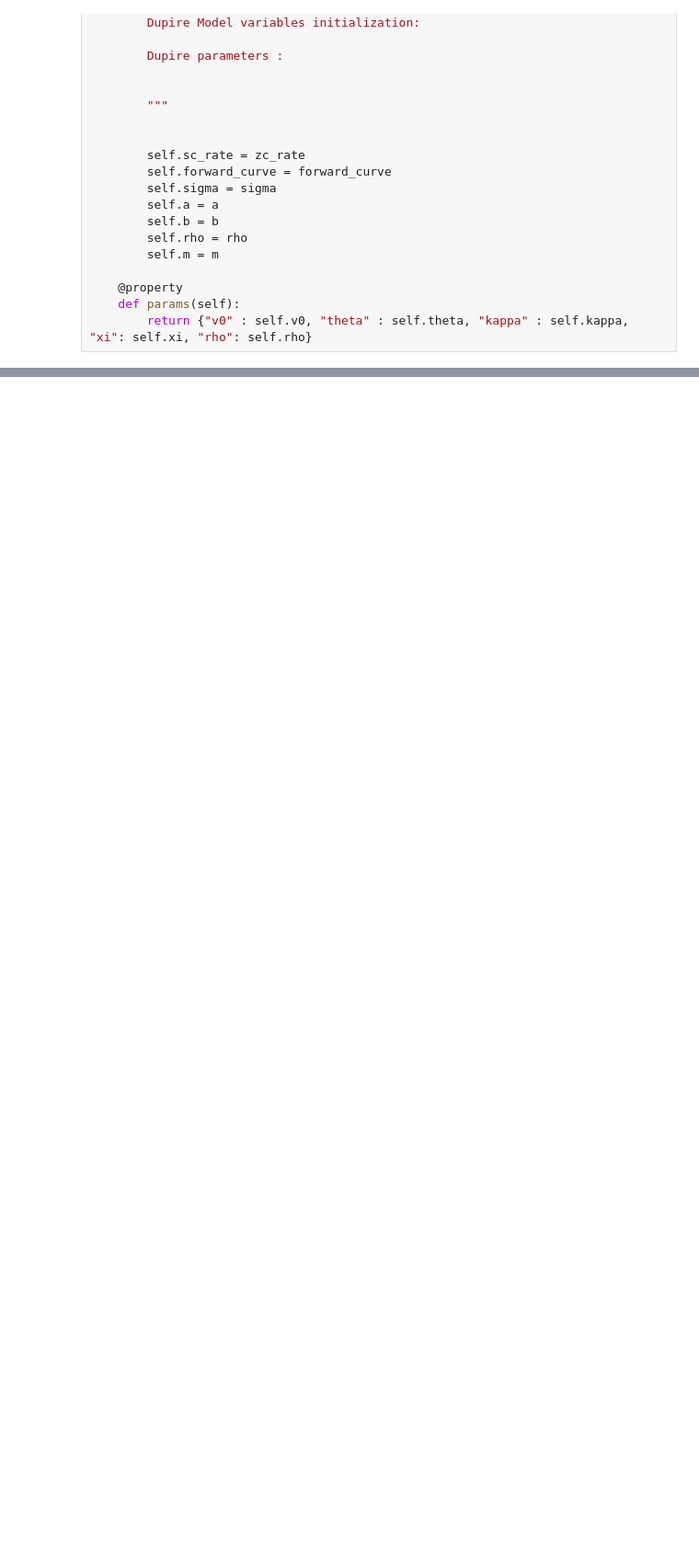
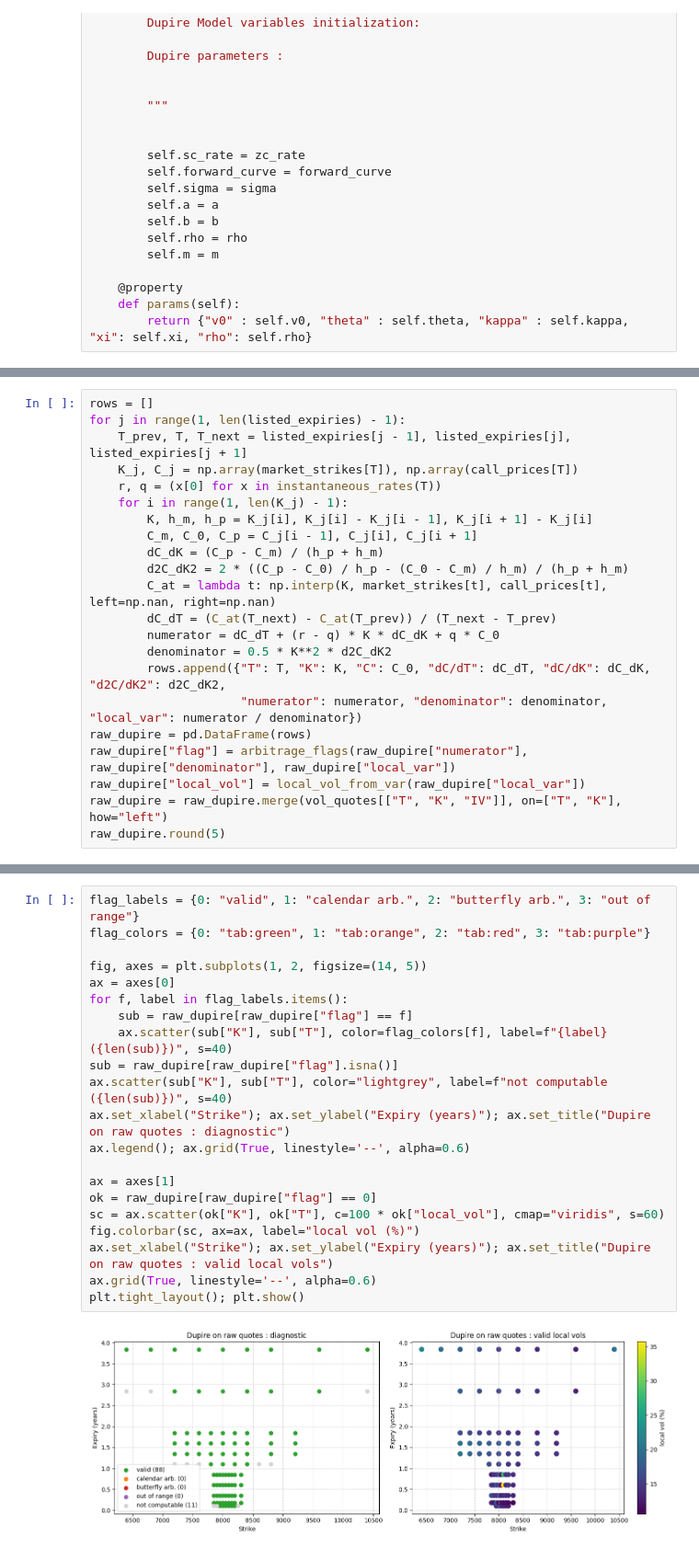
Before and after one commit to bengueddalauzonelias/portfolio, a Jupyter notebook: Equity_Models/Dupire_test.ipynb, the cells around one changed output, grey strips where cells are left out. Shown at 92% size. Drawn from its saved outputs; the diff is of its cells as text; blank space fills up the shorter version.

Commit message:
Dupire vola surface

```diff
--- a/Equity_Models/Dupire_test.ipynb
+++ b/Equity_Models/Dupire_test.ipynb
@@ -156,0 +251,22 @@ class DupireModel:
+# %%
+rows = []
+for j in range(1, len(listed_expiries) - 1):
+    T_prev, T, T_next = listed_expiries[j - 1], listed_expiries[j], listed_expiries[j + 1]
+    K_j, C_j = np.array(market_strikes[T]), np.array(call_prices[T])
+    r, q = (x[0] for x in instantaneous_rates(T))
+    for i in range(1, len(K_j) - 1):
+        K, h_m, h_p = K_j[i], K_j[i] - K_j[i - 1], K_j[i + 1] - K_j[i]
+        C_m, C_0, C_p = C_j[i - 1], C_j[i], C_j[i + 1]
+        dC_dK = (C_p - C_m) / (h_p + h_m)
+        d2C_dK2 = 2 * ((C_p - C_0) / h_p - (C_0 - C_m) / h_m) / (h_p + h_m)
+        C_at = lambda t: np.interp(K, market_strikes[t], call_prices[t], left=np.nan, right=np.nan)
+        dC_dT = (C_at(T_next) - C_at(T_prev)) / (T_next - T_prev)
+        numerator = dC_dT + (r - q) * K * dC_dK + q * C_0
+        denominator = 0.5 * K**2 * d2C_dK2
+        rows.append({"T": T, "K": K, "C": C_0, "dC/dT": dC_dT, "dC/dK": dC_dK, "d2C/dK2": d2C_dK2,
+                     "numerator": numerator, "denominator": denominator, "local_var": numerator / denominator})
+raw_dupire = pd.DataFrame(rows)
+raw_dupire["flag"] = arbitrage_flags(raw_dupire["numerator"], raw_dupire["denominator"], raw_dupire["local_var"])
+raw_dupire["local_vol"] = local_vol_from_var(raw_dupire["local_var"])
+raw_dupire = raw_dupire.merge(vol_quotes[["T", "K", "IV"]], on=["T", "K"], how="left")
+raw_dupire.round(5)
@@ -156,0 +287,23 @@ class DupireModel:
+# %%
+flag_labels = {0: "valid", 1: "calendar arb.", 2: "butterfly arb.", 3: "out of range"}
+flag_colors = {0: "tab:green", 1: "tab:orange", 2: "tab:red", 3: "tab:purple"}
+
+fig, axes = plt.subplots(1, 2, figsize=(14, 5))
+ax = axes[0]
+for f, label in flag_labels.items():
+    sub = raw_dupire[raw_dupire["flag"] == f]
+    ax.scatter(sub["K"], sub["T"], color=flag_colors[f], label=f"{label} ({len(sub)})", s=40)
+sub = raw_dupire[raw_dupire["flag"].isna()]
+ax.scatter(sub["K"], sub["T"], color="lightgrey", label=f"not computable ({len(sub)})", s=40)
+ax.set_xlabel("Strike"); ax.set_ylabel("Expiry (years)"); ax.set_title("Dupire on raw quotes : diagnostic")
+ax.legend(); ax.grid(True, linestyle='--', alpha=0.6)
+
+ax = axes[1]
+ok = raw_dupire[raw_dupire["flag"] == 0]
+sc = ax.scatter(ok["K"], ok["T"], c=100 * ok["local_vol"], cmap="viridis", s=60)
+fig.colorbar(sc, ax=ax, label="local vol (%)")
+ax.set_xlabel("Strike"); ax.set_ylabel("Expiry (years)"); ax.set_title("Dupire on raw quotes : valid local vols")
+ax.grid(True, linestyle='--', alpha=0.6)
+plt.tight_layout(); plt.show()
+# %% [output]
+[figure, added]
```
Also changed, not shown: parts of 21 cells of this notebook.
